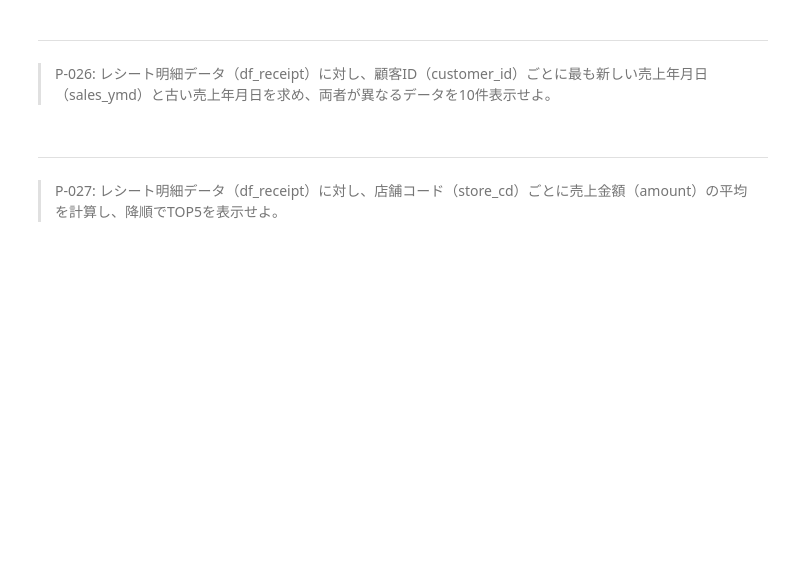
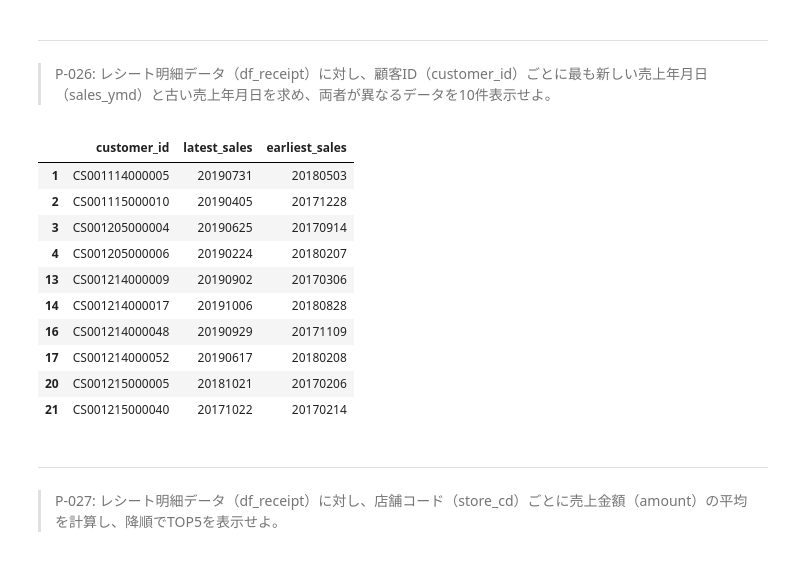
Before and after one commit to erena0424/DirislDSInternship, a Jupyter notebook: docker/work/preprocess_knock_Python.ipynb, the cells around one changed output. Saved outputs shown, nothing was run; the diff lists cells and outputs as text; code cells hidden in the pictures; blank space fills up the shorter version.

```diff
--- a/docker/work/preprocess_knock_Python.ipynb
+++ b/docker/work/preprocess_knock_Python.ipynb
@@ -430,6 +513,24 @@ df_customer.sort_values(by="birth_day", ascending=False).head(10)
 # %% [markdown]
 ---
 > P-026: レシート明細データ（df_receipt）に対し、顧客ID（customer_id）ごとに最も新しい売上年月日（sales_ymd）と古い売上年月日を求め、両者が異なるデータを10件表示せよ。
+# %%
+df_receipt_sales = df_receipt.groupby('customer_id').agg(
+    latest_sales = ('sales_ymd', max),
+    earliest_sales = ('sales_ymd', min)
+).reset_index()
+df_receipt_sales.loc[df_receipt_sales['latest_sales']!=df_receipt_sales['earliest_sales'],].head(10)
+# %% [output]
+|  | customer_id | latest_sales | earliest_sales |
+| 1 | CS001114000005 | 20190731 | 20180503 |
+| 2 | CS001115000010 | 20190405 | 20171228 |
+| 3 | CS001205000004 | 20190625 | 20170914 |
+| 4 | CS001205000006 | 20190224 | 20180207 |
+| 13 | CS001214000009 | 20190902 | 20170306 |
+| 14 | CS001214000017 | 20191006 | 20180828 |
+| 16 | CS001214000048 | 20190929 | 20171109 |
+| 17 | CS001214000052 | 20190617 | 20180208 |
+| 20 | CS001215000005 | 20181021 | 20170206 |
+| 21 | CS001215000040 | 20171022 | 20170214 |
 # %% [markdown]
 ---
 > P-027: レシート明細データ（df_receipt）に対し、店舗コード（store_cd）ごとに売上金額（amount）の平均を計算し、降順でTOP5を表示せよ。
```
Also changed, not shown: parts of 17 cells of this notebook.
